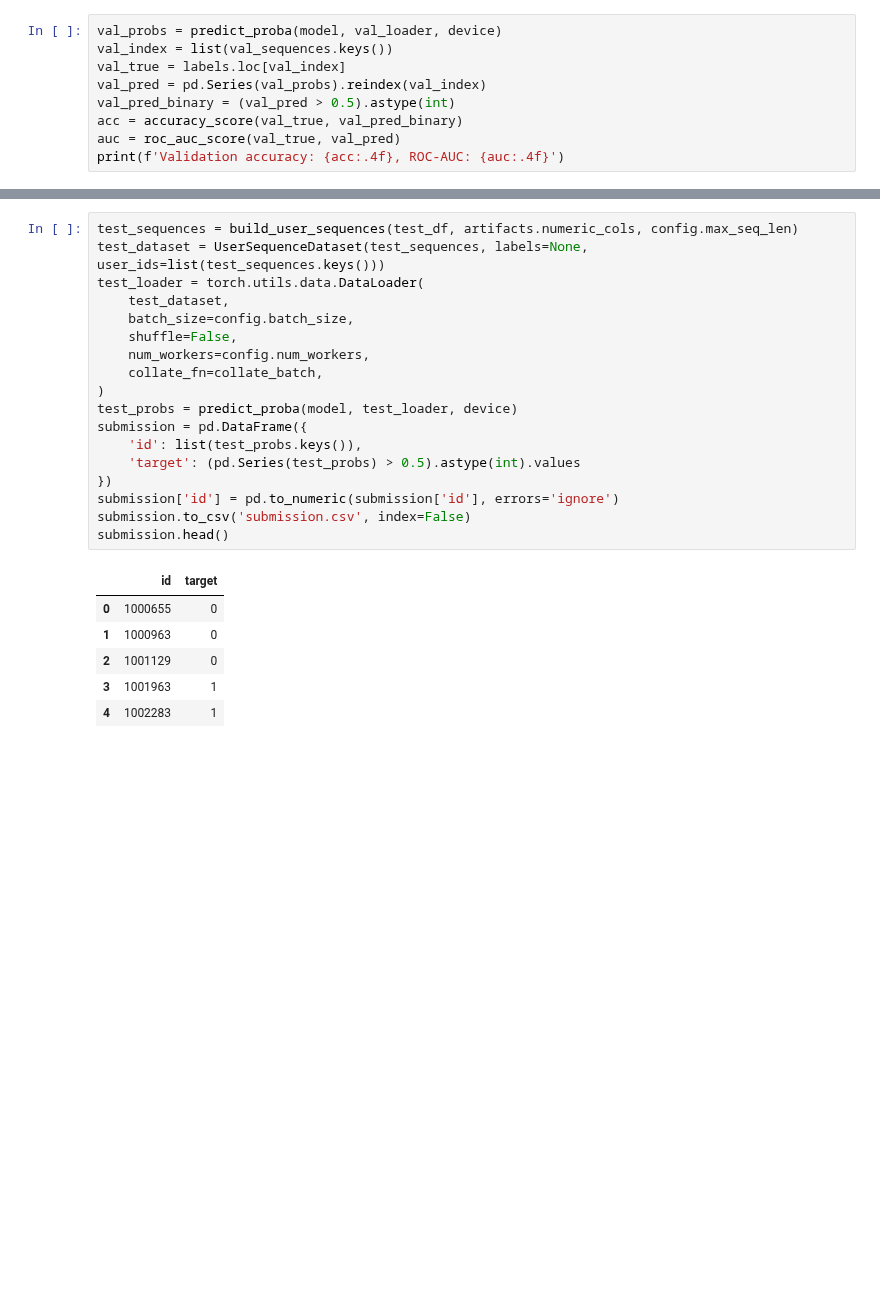
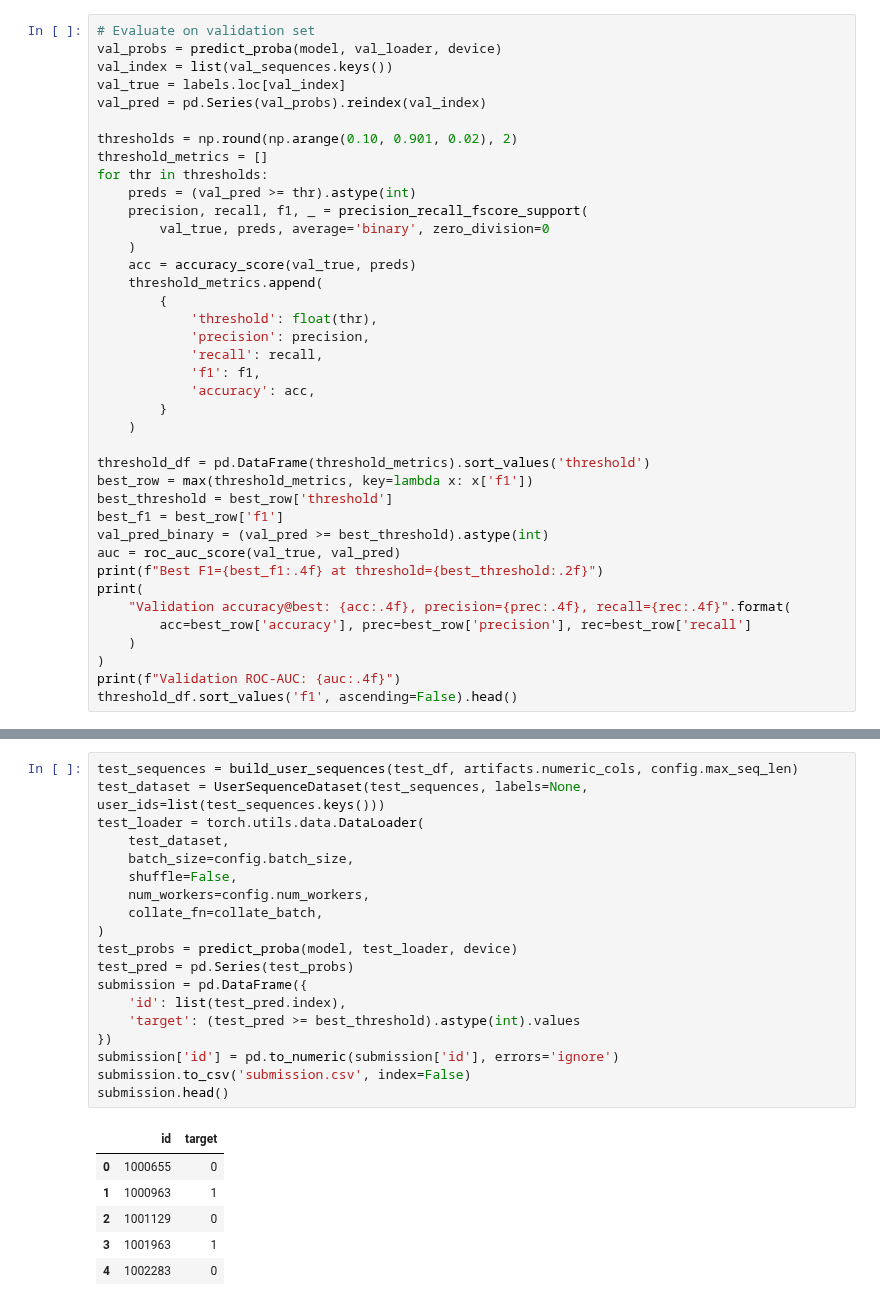
Before and after one commit to Martinoor/datascience, a Jupyter notebook: model_construction.ipynb, the cells around one changed output, grey strips where cells are left out. Drawn from its saved outputs; the diff is of its cells as text; blank space fills up the shorter version.

```diff
--- a/model_construction.ipynb
+++ b/model_construction.ipynb
@@ -145,10 +155,40 @@ plt.show()
 # %%
+# Evaluate on validation set
 val_probs = predict_proba(model, val_loader, device)
 val_index = list(val_sequences.keys())
 val_true = labels.loc[val_index]
 val_pred = pd.Series(val_probs).reindex(val_index)
-val_pred_binary = (val_pred > 0.5).astype(int)
-acc = accuracy_score(val_true, val_pred_binary)
+
+thresholds = np.round(np.arange(0.10, 0.901, 0.02), 2)
+threshold_metrics = []
+for thr in thresholds:
+    preds = (val_pred >= thr).astype(int)
+    precision, recall, f1, _ = precision_recall_fscore_support(
+        val_true, preds, average='binary', zero_division=0
+    )
+    acc = accuracy_score(val_true, preds)
+    threshold_metrics.append(
+        {
+            'threshold': float(thr),
+            'precision': precision,
+            'recall': recall,
+            'f1': f1,
+            'accuracy': acc,
+        }
+    )
+
+threshold_df = pd.DataFrame(threshold_metrics).sort_values('threshold')
+best_row = max(threshold_metrics, key=lambda x: x['f1'])
+best_threshold = best_row['threshold']
+best_f1 = best_row['f1']
+val_pred_binary = (val_pred >= best_threshold).astype(int)
 auc = roc_auc_score(val_true, val_pred)
-print(f'Validation accuracy: {acc:.4f}, ROC-AUC: {auc:.4f}')
+print(f"Best F1={best_f1:.4f} at threshold={best_threshold:.2f}")
+print(
+    "Validation accuracy@best: {acc:.4f}, precision={prec:.4f}, recall={rec:.4f}".format(
+        acc=best_row['accuracy'], prec=best_row['precision'], rec=best_row['recall']
+    )
+)
+print(f"Validation ROC-AUC: {auc:.4f}")
+threshold_df.sort_values('f1', ascending=False).head()
 # %% [output]
@@ -156,25 +204,26 @@ Validation accuracy: 0.6822, ROC-AUC: 0.6686
 # %%
 test_sequences = build_user_sequences(test_df, artifacts.numeric_cols, config.max_seq_len)
 test_dataset = UserSequenceDataset(test_sequences, labels=None, user_ids=list(test_sequences.keys()))
 test_loader = torch.utils.data.DataLoader(
     test_dataset,
     batch_size=config.batch_size,
     shuffle=False,
     num_workers=config.num_workers,
     collate_fn=collate_batch,
 )
 test_probs = predict_proba(model, test_loader, device)
+test_pred = pd.Series(test_probs)
 submission = pd.DataFrame({
-    'id': list(test_probs.keys()),
-    'target': (pd.Series(test_probs) > 0.5).astype(int).values
+    'id': list(test_pred.index),
+    'target': (test_pred >= best_threshold).astype(int).values
 })
 submission['id'] = pd.to_numeric(submission['id'], errors='ignore')
 submission.to_csv('submission.csv', index=False)
 submission.head()
 # %% [output]
 |  | id | target |
 | 0 | 1000655 | 0 |
-| 1 | 1000963 | 0 |
+| 1 | 1000963 | 1 |
 | 2 | 1001129 | 0 |
 | 3 | 1001963 | 1 |
-| 4 | 1002283 | 1 |
+| 4 | 1002283 | 0 |
```
Also changed, not shown: parts of 7 cells of this notebook, 3 other files.
